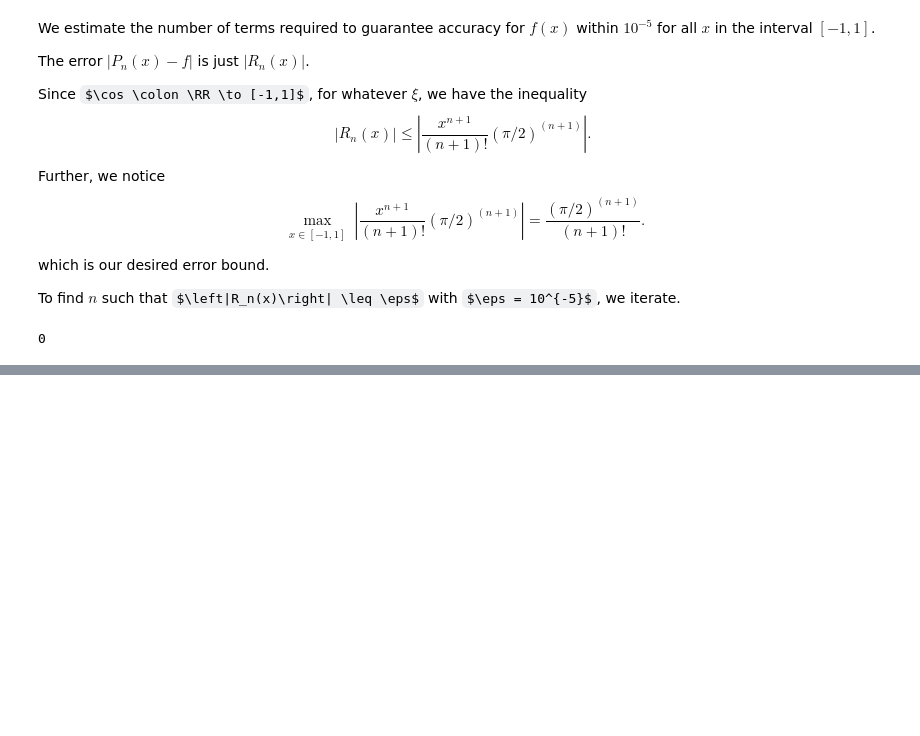
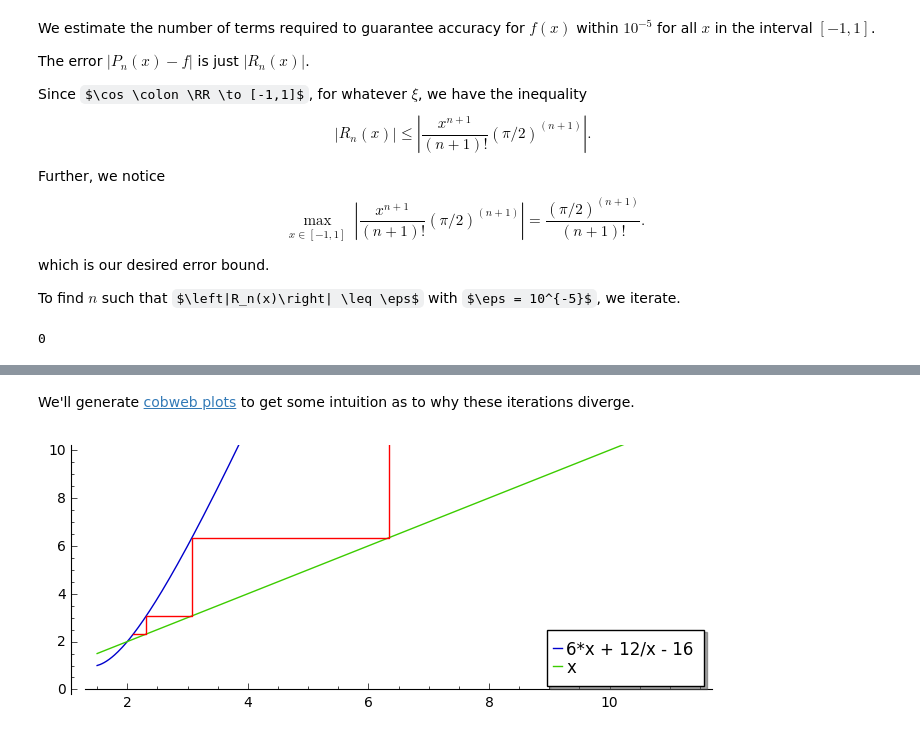
Before and after one commit to coltongrainger/fy18eo, a Jupyter notebook: numerical-methods/2018-02-16-linear-systems-hw2.ipynb, the cells around one changed output, grey strips where cells are left out. Drawn from its saved outputs; the diff is of its cells as text; code cells hidden in the pictures; some formulas as TeX source; blank space fills up the shorter version.

Commit message:
work prob 2, fixed point iterators

```diff
--- a/numerical-methods/2018-02-16-linear-systems-hw2.ipynb
+++ b/numerical-methods/2018-02-16-linear-systems-hw2.ipynb
@@ -107,0 +120,10 @@ to generate a number of plots on the same page).
+# %%
+def fixedpt(g, approx, eps, Nmax, SAVELIST = True):
+    i=0; previous = float("inf"); seq = [approx]
+    while abs(approx - previous) > eps and i < Nmax:
+        previous = approx
+        approx = g(x=approx)
+        i += 1
+        if SAVELIST:
+            seq = seq + [approx]
+    return [seq, N(approx)]
@@ -107,0 +167,17 @@ to generate a number of plots on the same page).
+# %% [markdown]
+We'll generate [cobweb plots](https://en.wikipedia.org/wiki/Cobweb_plot) to get some intuition as to why these iterations diverge.
+# %%
+approx=2.1; eps=10^(-15); Nmax=10
+
+seq = fixedpt(g, approx, eps, Nmax)[0]
+points = []
+for i in range(Nmax):
+    points.append((seq[i], seq[i+1]))
+    points.append((seq[i+1], seq[i+1]))
+
+h = 10
+A = plot([g, x], xmin=1.5, xmax=1.5+h, ymin = 0, ymax = h, legend_label = 'automatic')
+B = list_plot(points, xmin=1.5, xmax=1.5+h, ymin = 0, ymax = h, plotjoined = True, color = 'red')
+show(A+B, figsize = [7,3])
+# %% [output]
+[figure, added]
```
Also changed, not shown: parts of 18 cells of this notebook.
